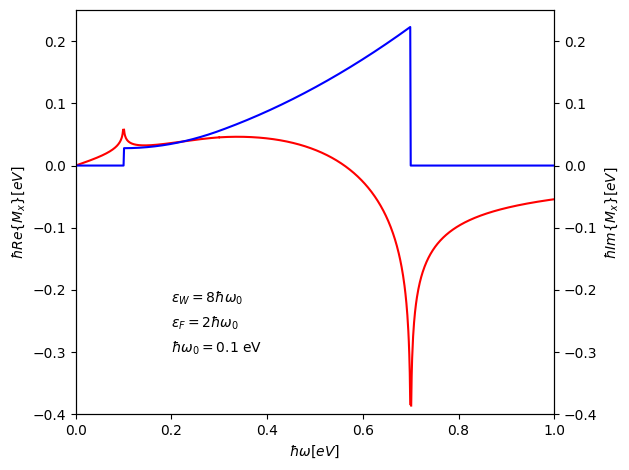
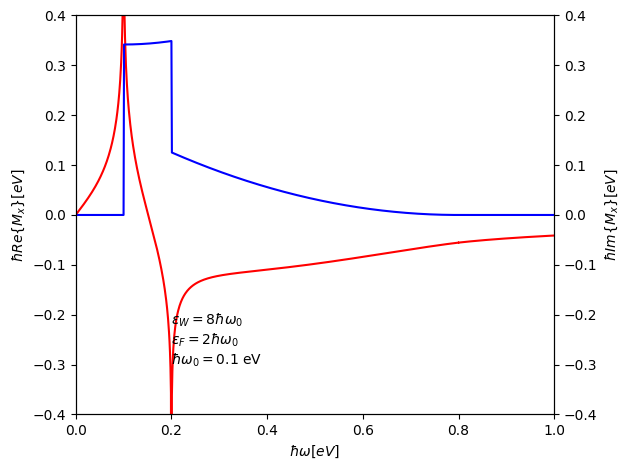
The change to this notebook cell's code, shown as a diff; its figure went from the first image to the second:
--- before
+++ after
@@ -1,5 +1,5 @@
-fig, ax1, ax2 = setup_plot(x_lim=[0, 1], y_lim=[-0.4, 0.25])
-values_im = list(mem_fn_imag_anal(ws_0, e_c=hbar_w_op*8, u=hbar_w_op*2).to("cpu"))
-values_re = list(mem_fn_real_anal(ws_0, e_c=hbar_w_op*8, u=hbar_w_op*2).to("cpu"))
+fig, ax1, ax2 = setup_plot(x_lim=[0, 1], y_lim=[-0.4, 0.4])
+values_im = list(mem_fn_imag_anal(ws_0, e_c=hbar_w_op*8, u=hbar_w_op*7).to("cpu"))
+values_re = list(mem_fn_real_anal(ws_0, e_c=hbar_w_op*8, u=hbar_w_op*7).to("cpu"))
 ax2.plot(ws_0, values_im, linestyle="-", color="blue")
 ax1.plot(ws_0, values_re, linestyle="-", color="red")
@@ -9,2 +9,3 @@
 ax.legend(loc="best")
 fig.tight_layout()
+fig.savefig("imag_real.png", dpi=1200)

Commit: finishing touches for conf